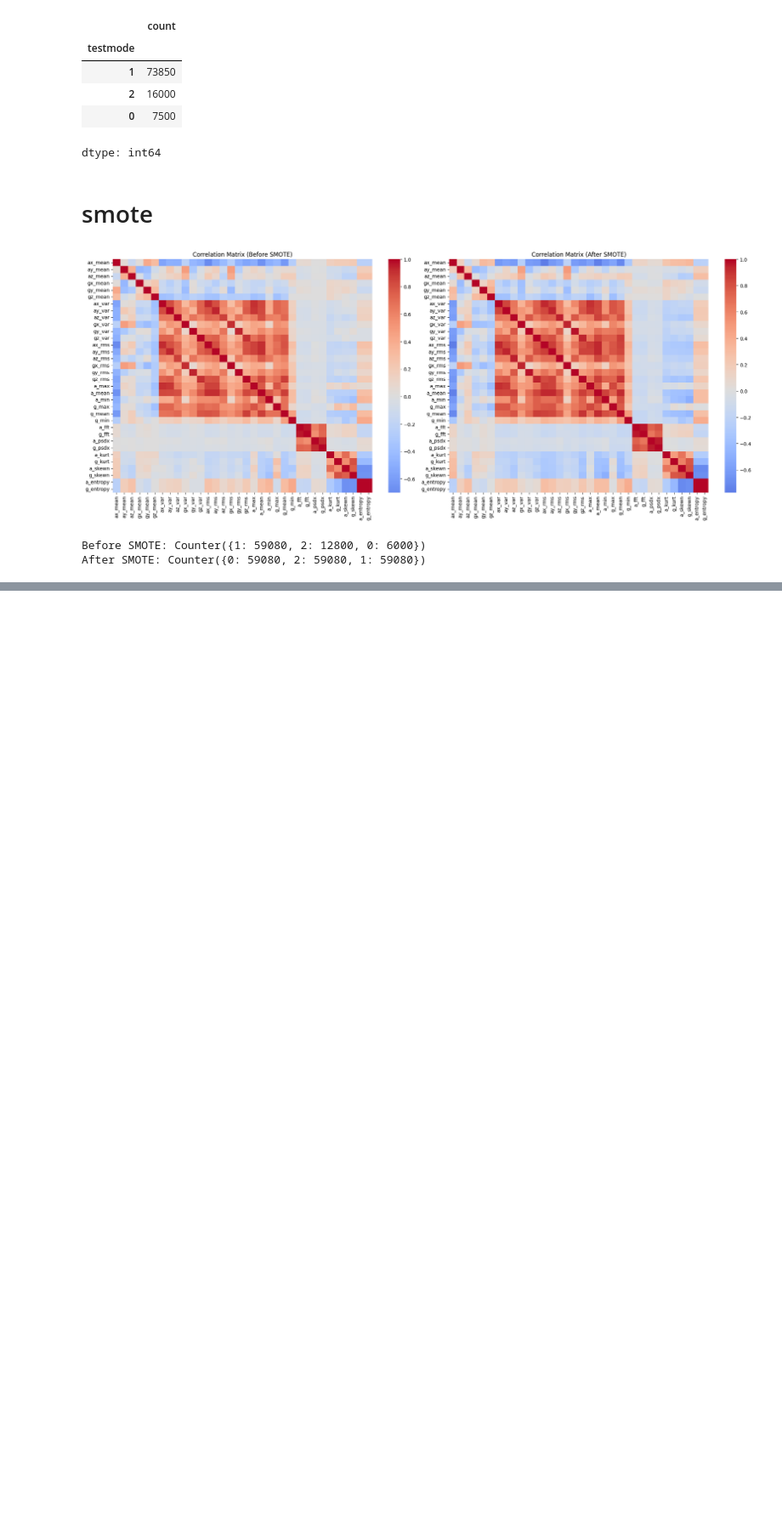
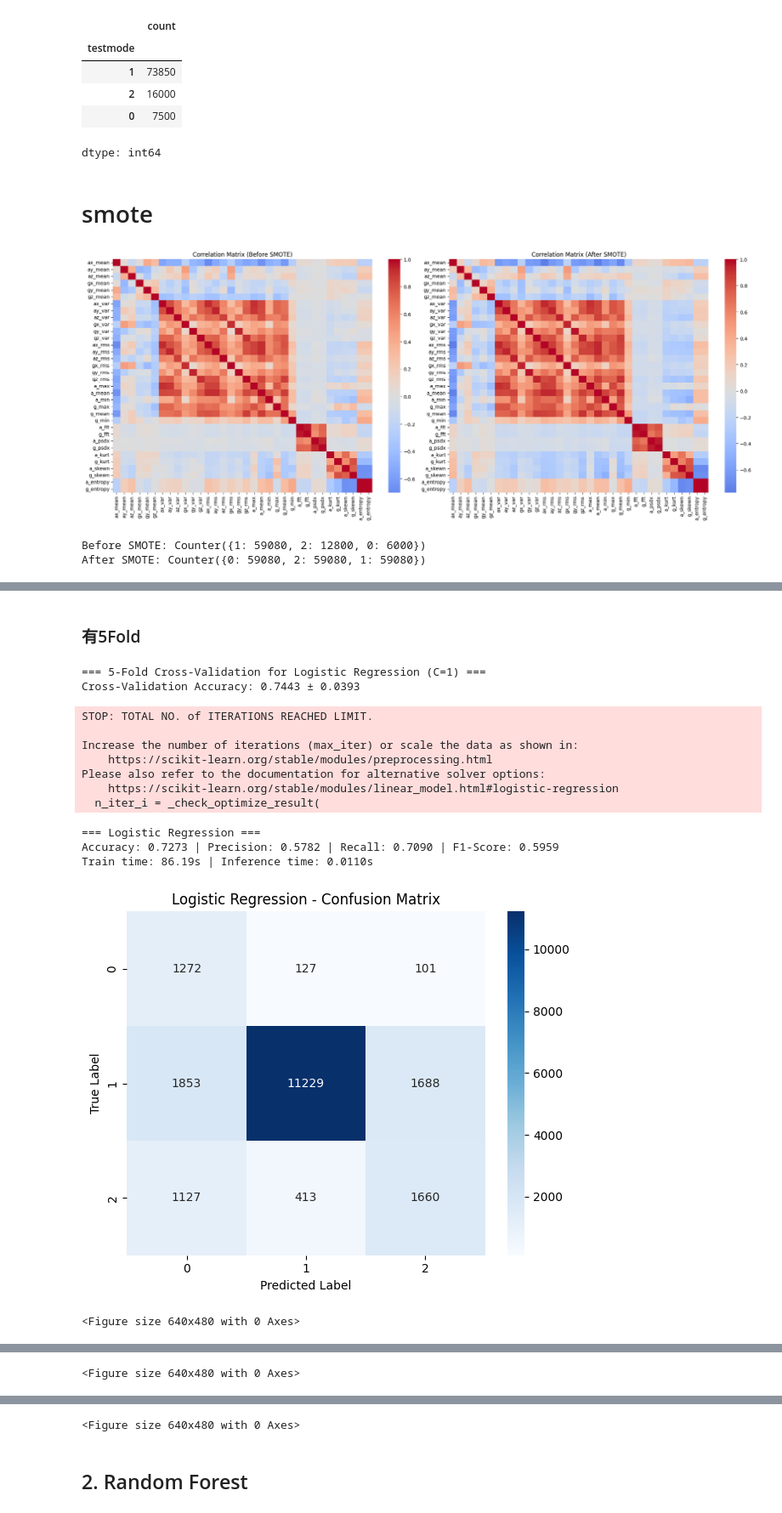
Before and after one commit to Renee0330/bob_study_allFiles, a Jupyter notebook: untitled1.ipynb, the cells around one changed output, grey strips where cells are left out. Shown at 85% size. Cells and saved outputs as stored; diff of their text form; code cells hidden in the pictures; blank space fills up the shorter version.

```diff
--- a/untitled1.ipynb
+++ b/untitled1.ipynb
@@ -289,0 +452,39 @@ After SMOTE: Counter({0: 59080, 2: 59080, 1: 59080})
+# %% [markdown]
+### 有5Fold
+# %%
+from sklearn.linear_model import LogisticRegression
+from sklearn.model_selection import cross_val_score
+
+def train_logistic_regression(X_train, y_train, X_test, y_test, C=1.0, cv_folds=5):
+    model = LogisticRegression(
+        C=C,
+        multi_class='multinomial',
+        solver='lbfgs',
+        max_iter=1000,
+        random_state=42
+    )
+
+    # ====== 加上 5-Fold Cross Validation评估 ======
+    print(f"\n=== {cv_folds}-Fold Cross-Validation for Logistic Regression (C={C}) ===")
+    cv_scores = cross_val_score(model, X_train, y_train, cv=cv_folds, scoring='accuracy', n_jobs=-1)
+    print(f"Cross-Validation Accuracy: {cv_scores.mean():.4f} ± {cv_scores.std():.4f}")
+
+    # ====== 用完整训练集训练，测试集评估 ======
+    return train_and_evaluate_model(model, X_train, y_train, X_test, y_test, model_name='Logistic Regression')
+# %%
+result_logistic = train_logistic_regression(X_train_resampled, y_train_resampled, X_test, y_test, C=1)
+# %% [output]
+=== 5-Fold Cross-Validation for Logistic Regression (C=1) ===
+Cross-Validation Accuracy: 0.7443 ± 0.0393
+STOP: TOTAL NO. of ITERATIONS REACHED LIMIT.
+
+Increase the number of iterations (max_iter) or scale the data as shown in:
+    https://scikit-learn.org/stable/modules/preprocessing.html
+Please also refer to the documentation for alternative solver options:
+    https://scikit-learn.org/stable/modules/linear_model.html#logistic-regression
+  n_iter_i = _check_optimize_result(
+=== Logistic Regression ===
+Accuracy: 0.7273 | Precision: 0.5782 | Recall: 0.7090 | F1-Score: 0.5959
+Train time: 86.19s | Inference time: 0.0110s
+[figure, added]
+<Figure size 640x480 with 0 Axes>
@@ -289,0 +492 @@ After SMOTE: Counter({0: 59080, 2: 59080, 1: 59080})
+<Figure size 640x480 with 0 Axes>
@@ -289,0 +494,3 @@ After SMOTE: Counter({0: 59080, 2: 59080, 1: 59080})
+<Figure size 640x480 with 0 Axes>
+# %% [markdown]
+## 2. Random Forest
```
Also changed, not shown: parts of 26 cells of this notebook.
